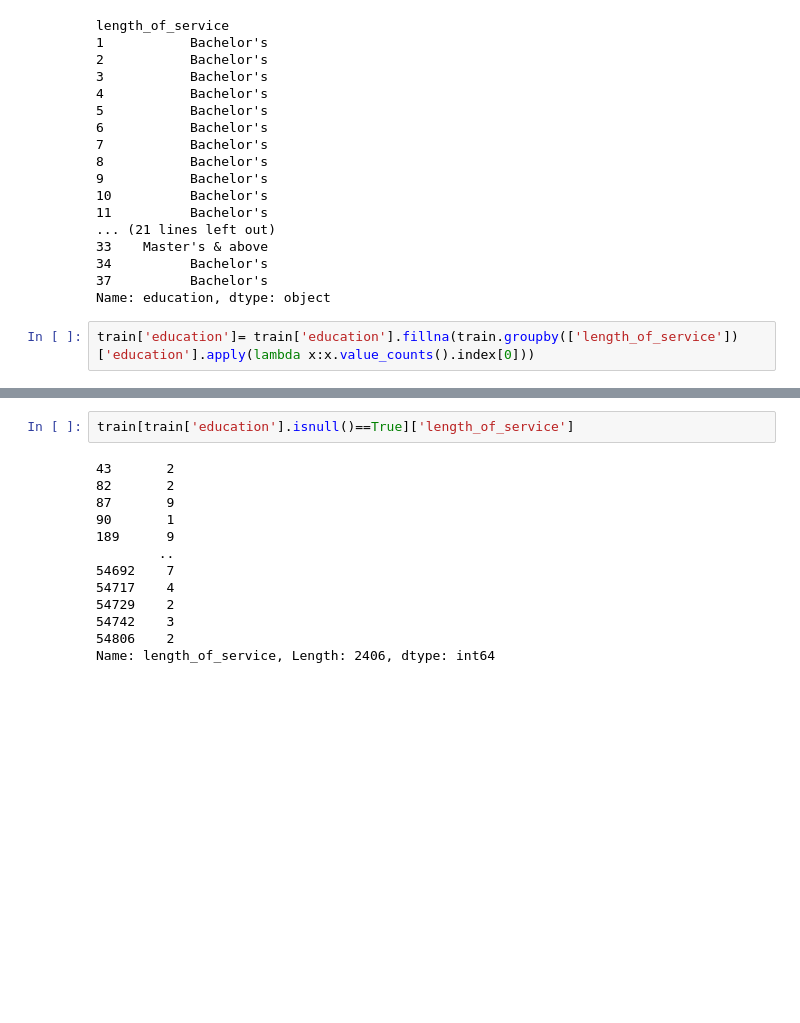
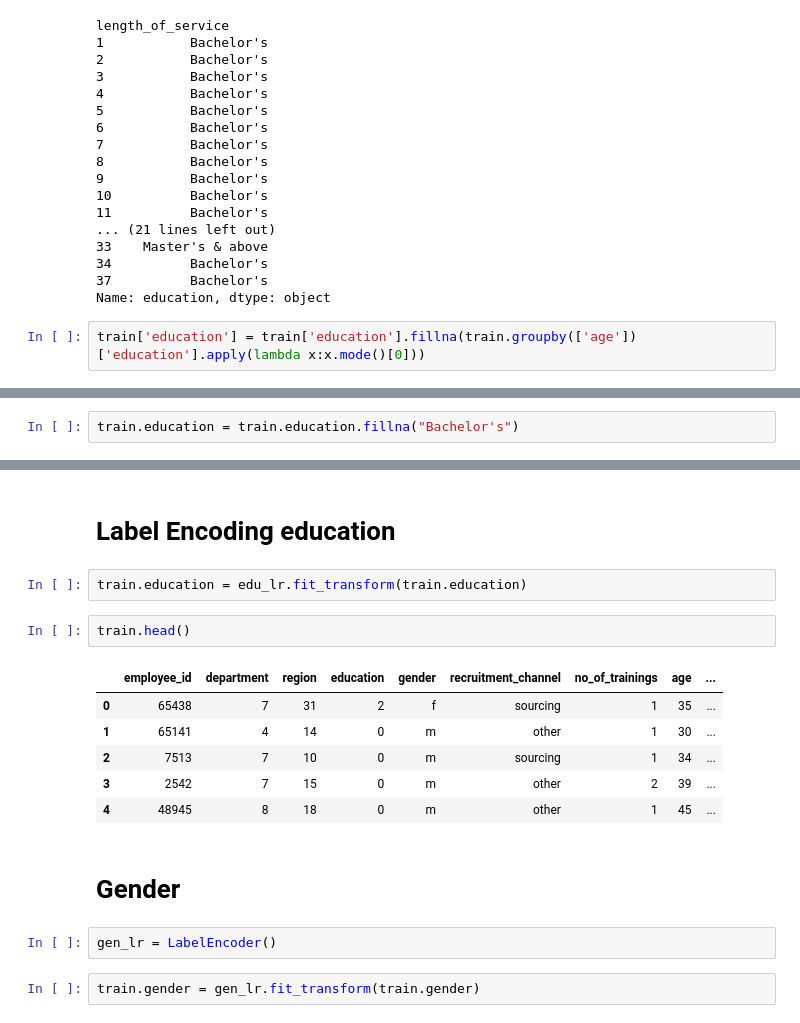
Before and after one commit to PraneethVasarla/HR-Analytics, a Jupyter notebook: HR Analytics.ipynb, the cells around one changed output, grey strips where cells are left out. Drawn from its saved outputs; the diff is of its cells as text; blank space fills up the shorter version.

```diff
--- a/HR Analytics.ipynb
+++ b/HR Analytics.ipynb
@@ -143,7 +145,7 @@ length_of_service
 37          Bachelor's
 Name: education, dtype: object
 # %%
-train['education']= train['education'].fillna(train.groupby(['length_of_service'])['education'].apply(lambda x:x.value_counts().index[0]))
+train['education'] = train['education'].fillna(train.groupby(['age'])['education'].apply(lambda x:x.mode()[0]))
 # %%
 train.isnull().sum()
 # %% [output]
@@ -162,3 +164,5 @@ awards_won?                0
 avg_training_score         0
 is_promoted                0
 dtype: int64
+# %%
+train.education = train.education.fillna("Bachelor's")
@@ -165,15 +187,19 @@ dtype: int64
+# %% [markdown]
+# Label Encoding education
 # %%
-train[train['education'].isnull()==True]['length_of_service']
+train.education = edu_lr.fit_transform(train.education)
-# %% [output]
-43       2
-82       2
-87       9
-90       1
-189      9
-        ..
-54692    7
-54717    4
-54729    2
-54742    3
-54806    2
-Name: length_of_service, Length: 2406, dtype: int64
+# %%
+train.head()
+# %% [output]
+|  | employee_id | department | region | education | gender | recruitment_channel | no_of_trainings | age | ... |
+| 0 | 65438 | 7 | 31 | 2 | f | sourcing | 1 | 35 | ... |
+| 1 | 65141 | 4 | 14 | 0 | m | other | 1 | 30 | ... |
+| 2 | 7513 | 7 | 10 | 0 | m | sourcing | 1 | 34 | ... |
+| 3 | 2542 | 7 | 15 | 0 | m | other | 2 | 39 | ... |
+| 4 | 48945 | 8 | 18 | 0 | m | other | 1 | 45 | ... |
+# %% [markdown]
+# Gender
+# %%
+gen_lr = LabelEncoder()
+# %%
+train.gender = gen_lr.fit_transform(train.gender)
```
Also changed, not shown: parts of 13 cells of this notebook.
